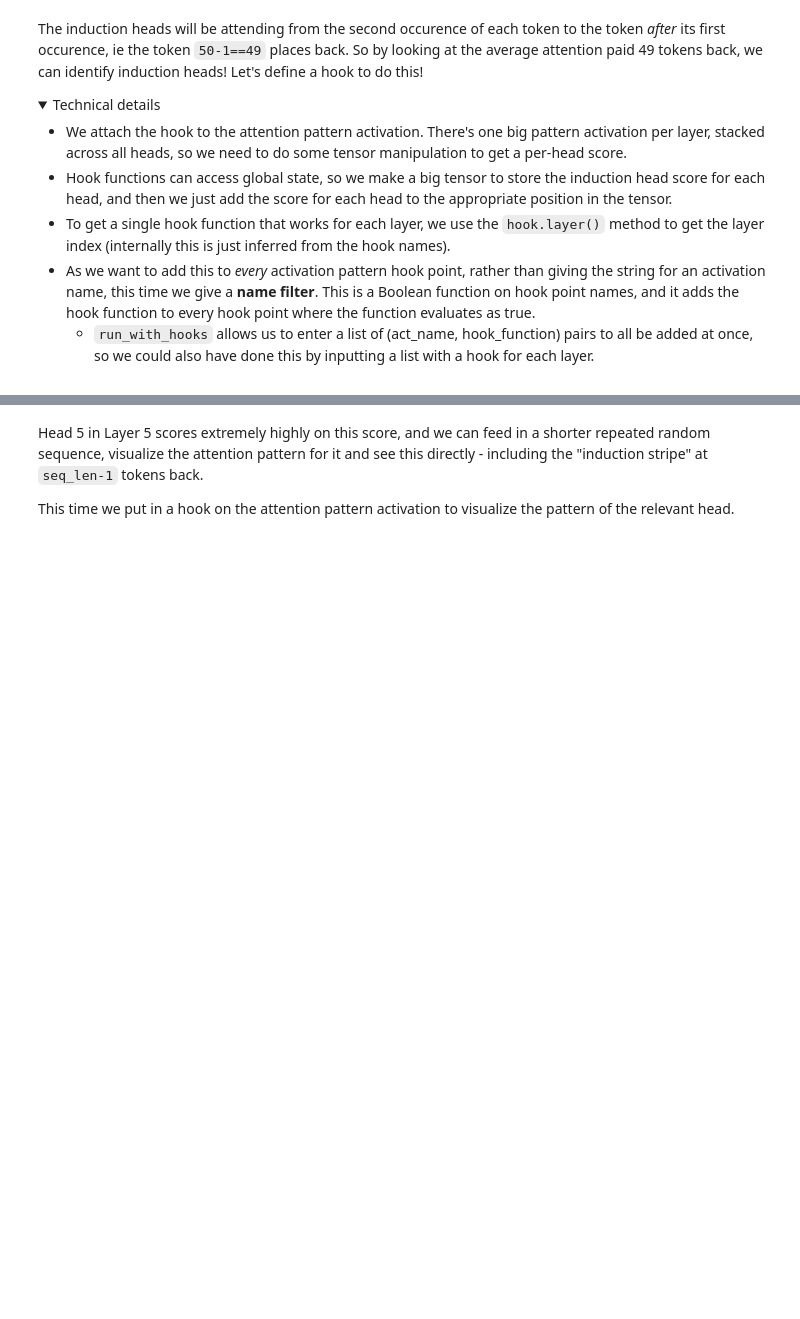
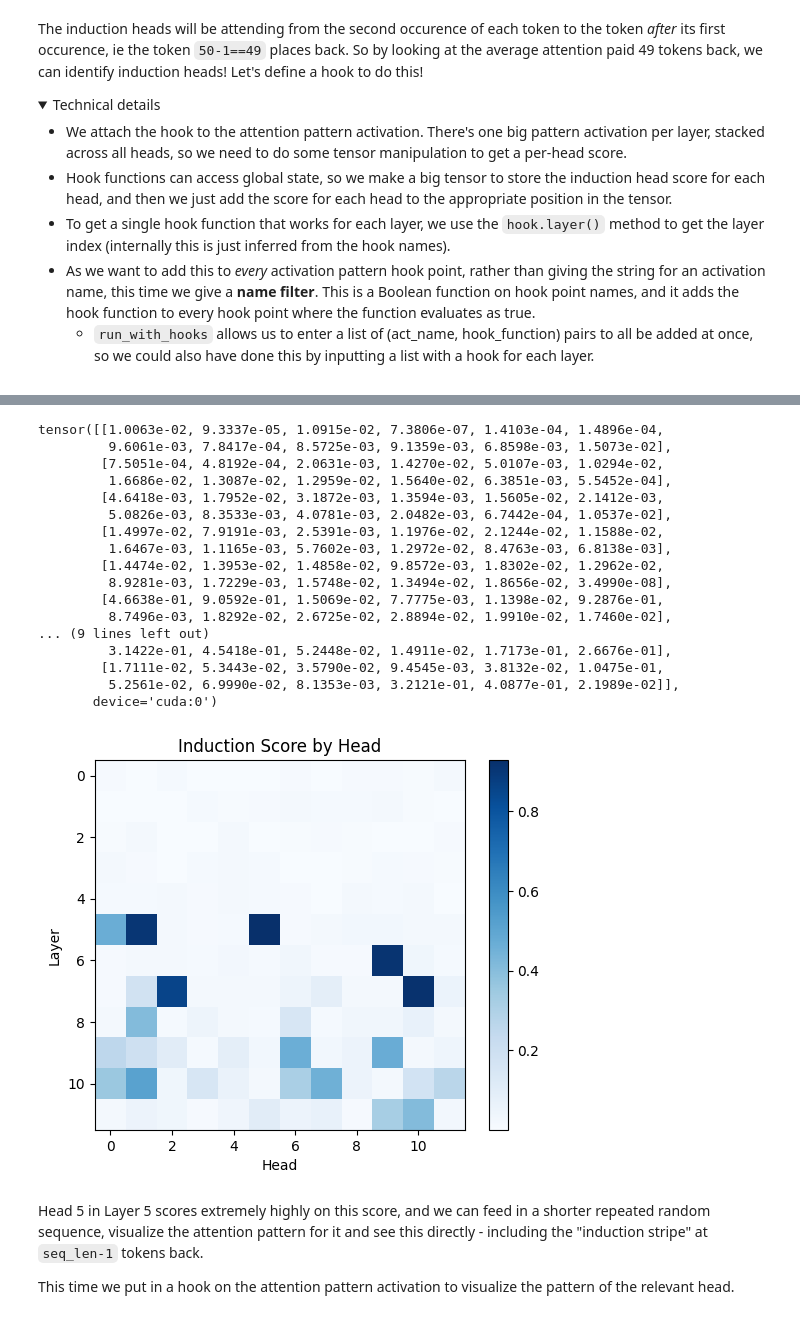
Before and after one commit to abf149/ContinuousRLMechinterp, a Jupyter notebook: ContinuousRLMechinterp.ipynb, the cells around one changed output, grey strips where cells are left out. Drawn from its saved outputs; the diff is of its cells as text; code cells hidden in the pictures; folded sections open; blank space fills up the shorter version.

```diff
--- a/ContinuousRLMechinterp.ipynb
+++ b/ContinuousRLMechinterp.ipynb
@@ -426,5 +433,11 @@ model.run_with_hooks(
     )]
 )
 
-imshow(induction_score_store, xaxis="Head", yaxis="Layer", title="Induction Score by Head")
+im=plt.imshow(induction_score_store.cpu(),cmap="Blues")
+plt.xlabel("Head")
+plt.ylabel("Layer")
+plt.title("Induction Score by Head")
+colorbar(im)
+#plt.imshow(induction_score_store, xaxis="Head", yaxis="Layer", title="Induction Score by Head")
+induction_score_store.cuda()
 # %% [output]
@@ -432,3 +444,21 @@ imshow(induction_score_store, xaxis="Head", yaxis="Layer", title="Induction Scor
+tensor([[1.0063e-02, 9.3337e-05, 1.0915e-02, 7.3806e-07, 1.4103e-04, 1.4896e-04,
+         9.6061e-03, 7.8417e-04, 8.5725e-03, 9.1359e-03, 6.8598e-03, 1.5073e-02],
+        [7.5051e-04, 4.8192e-04, 2.0631e-03, 1.4270e-02, 5.0107e-03, 1.0294e-02,
+         1.6686e-02, 1.3087e-02, 1.2959e-02, 1.5640e-02, 6.3851e-03, 5.5452e-04],
+        [4.6418e-03, 1.7952e-02, 3.1872e-03, 1.3594e-03, 1.5605e-02, 2.1412e-03,
+         5.0826e-03, 8.3533e-03, 4.0781e-03, 2.0482e-03, 6.7442e-04, 1.0537e-02],
+        [1.4997e-02, 7.9191e-03, 2.5391e-03, 1.1976e-02, 2.1244e-02, 1.1588e-02,
+         1.6467e-03, 1.1165e-03, 5.7602e-03, 1.2972e-02, 8.4763e-03, 6.8138e-03],
+        [1.4474e-02, 1.3953e-02, 1.4858e-02, 9.8572e-03, 1.8302e-02, 1.2962e-02,
+         8.9281e-03, 1.7229e-03, 1.5748e-02, 1.3494e-02, 1.8656e-02, 3.4990e-08],
+        [4.6638e-01, 9.0592e-01, 1.5069e-02, 7.7775e-03, 1.1398e-02, 9.2876e-01,
+         8.7496e-03, 1.8292e-02, 2.6725e-02, 2.8894e-02, 1.9910e-02, 1.7460e-02],
+... (9 lines left out)
+         3.1422e-01, 4.5418e-01, 5.2448e-02, 1.4911e-02, 1.7173e-01, 2.6676e-01],
+        [1.7111e-02, 5.3443e-02, 3.5790e-02, 9.4545e-03, 3.8132e-02, 1.0475e-01,
+         5.2561e-02, 6.9990e-02, 8.1353e-03, 3.2121e-01, 4.0877e-01, 2.1989e-02]],
+       device='cuda:0')
+[figure, added]
 # %% [markdown]
 Head 5 in Layer 5 scores extremely highly on this score, and we can feed in a shorter repeated random sequence, visualize the attention pattern for it and see this directly - including the "induction stripe" at `seq_len-1` tokens back.
 
```
Also changed, not shown: parts of 17 cells of this notebook.
